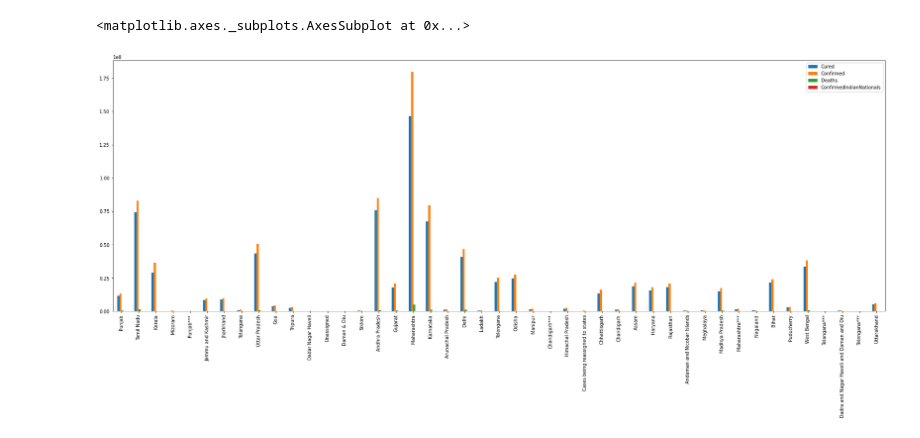
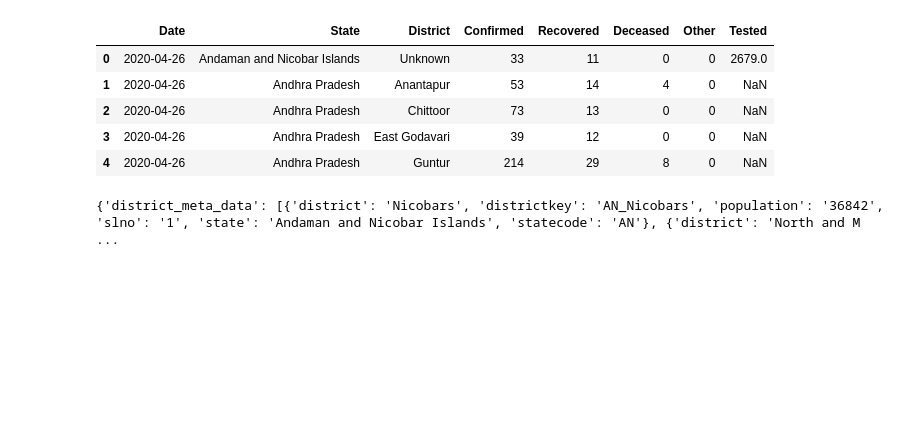
Before and after one commit to kartikay89/Data-Analysis, a Jupyter notebook: Covid_19(INDIA).ipynb, the cells around one changed output. Cells and saved outputs as stored; diff of their text form; code cells hidden in the pictures; blank space fills up the shorter version.

```diff
--- a/Covid_19(INDIA).ipynb
+++ b/Covid_19(INDIA).ipynb
@@ -181,5 +39,20 @@ NewDf
-# %%
-NewDf.plot.bar(rot=90, figsize=(30,10))
-# %% [output]
-<matplotlib.axes._subplots.AxesSubplot at 0x...>
-[figure, removed]
+# %%
+IndianStatesDistricts = pd.read_csv('/content/drive/MyDrive/Google Colab Data /districts.csv')
+IndianStatesDistricts.head()
+# %% [output]
+|  | Date | State | District | Confirmed | Recovered | Deceased | Other | Tested |
+| 0 | 2020-04-26 | Andaman and Nicobar Islands | Unknown | 33 | 11 | 0 | 0 | 2679.0 |
+| 1 | 2020-04-26 | Andhra Pradesh | Anantapur | 53 | 14 | 4 | 0 | NaN |
+| 2 | 2020-04-26 | Andhra Pradesh | Chittoor | 73 | 13 | 0 | 0 | NaN |
+| 3 | 2020-04-26 | Andhra Pradesh | East Godavari | 39 | 12 | 0 | 0 | NaN |
+| 4 | 2020-04-26 | Andhra Pradesh | Guntur | 214 | 29 | 8 | 0 | NaN |
+# %%
+# Population data country
+with open('/content/drive/MyDrive/Google Colab Data /IndianPopulation.json') as f:
+  data = json.load(f)
+  print(data)
+
+  fix = json.dumps(data, ensure_ascii=False, indent=4)
+  fix[:5]
+# %% [output]
+{'district_meta_data': [{'district': 'Nicobars', 'districtkey': 'AN_Nicobars', 'population': '36842', 'slno': '1', 'state': 'Andaman and Nicobar Islands', 'statecode': 'AN'}, {'district': 'North and M ...
```
Also changed, not shown: parts of 27 cells of this notebook.
